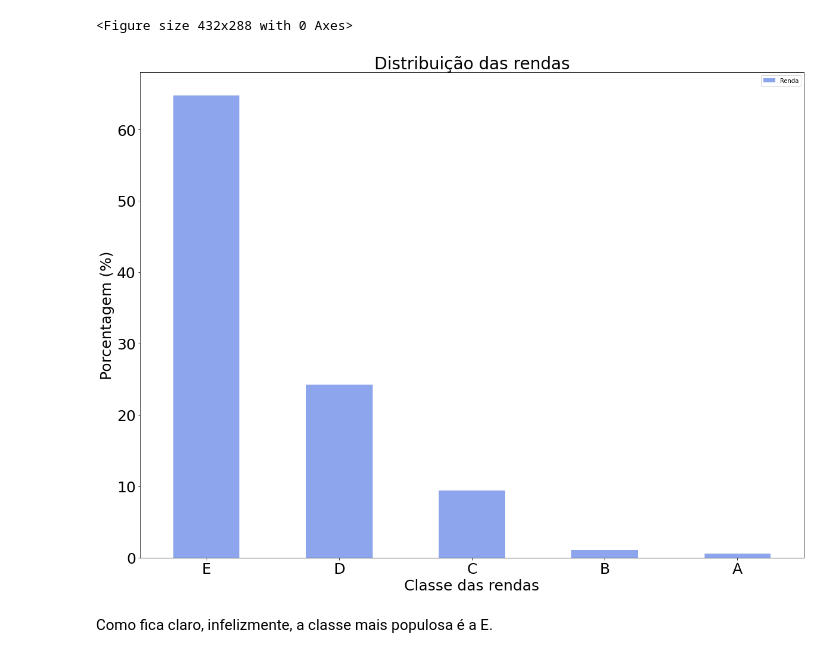
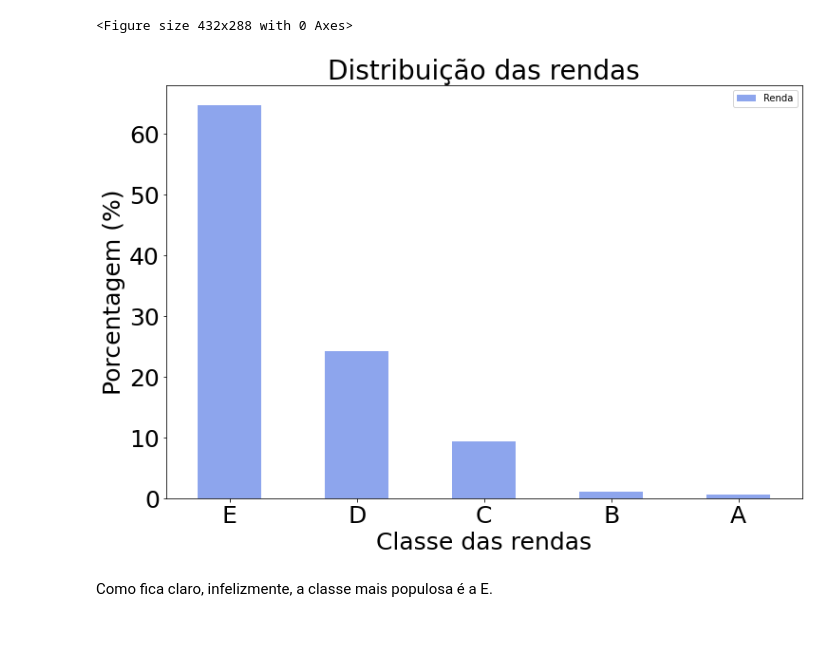
Before and after one commit to Marcus-Bernard0/Data-Science-projects, a Jupyter notebook: 1 - Projeto PNAD/Projeto.ipynb, the cells around one changed output. Drawn from its saved outputs; the diff is of its cells as text; code cells hidden in the pictures.

```diff
--- a/1 - Projeto PNAD/Projeto.ipynb
+++ b/1 - Projeto PNAD/Projeto.ipynb
@@ -333,16 +333,16 @@ area = plt.figure()
 # %% [output]
 <Figure size 432x288 with 0 Axes>
 # %%
-plt.rc('figure', figsize = (20, 15))
+plt.rc('figure', figsize = (12, 8))
 fig = percentual.plot.bar(color = 'royalblue', alpha = .6)#Configurações e plotagem
 fig.set_title('Distribuição das rendas', {'fontsize' : 28}) #título
 fig.set_xlabel('Classe das rendas', {'fontsize' : 25}) # título eixo x
 fig.set_ylabel('Porcentagem (%)', {'fontsize' : 25}) #título eixo y
 plt.tick_params(labelsize = 25) #aumentando os valores
 plt.xticks(rotation = 0) #rotacionando os valores
 plt.show()
 # %% [output]
-[figure, old version]
+[figure, new version]
 # %% [markdown]
 Como fica claro, infelizmente, a classe mais populosa é a E.
 # %% [markdown]
```
Also changed, not shown: parts of 1 cell of this notebook, 1 other file.
